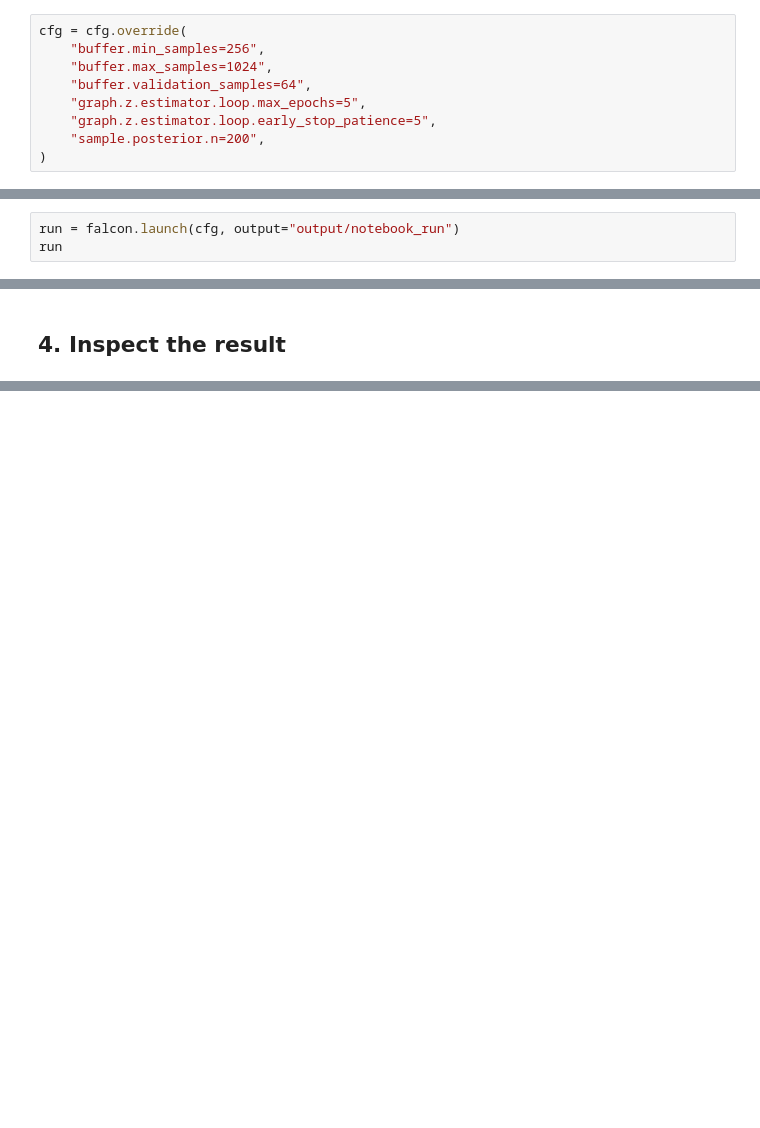
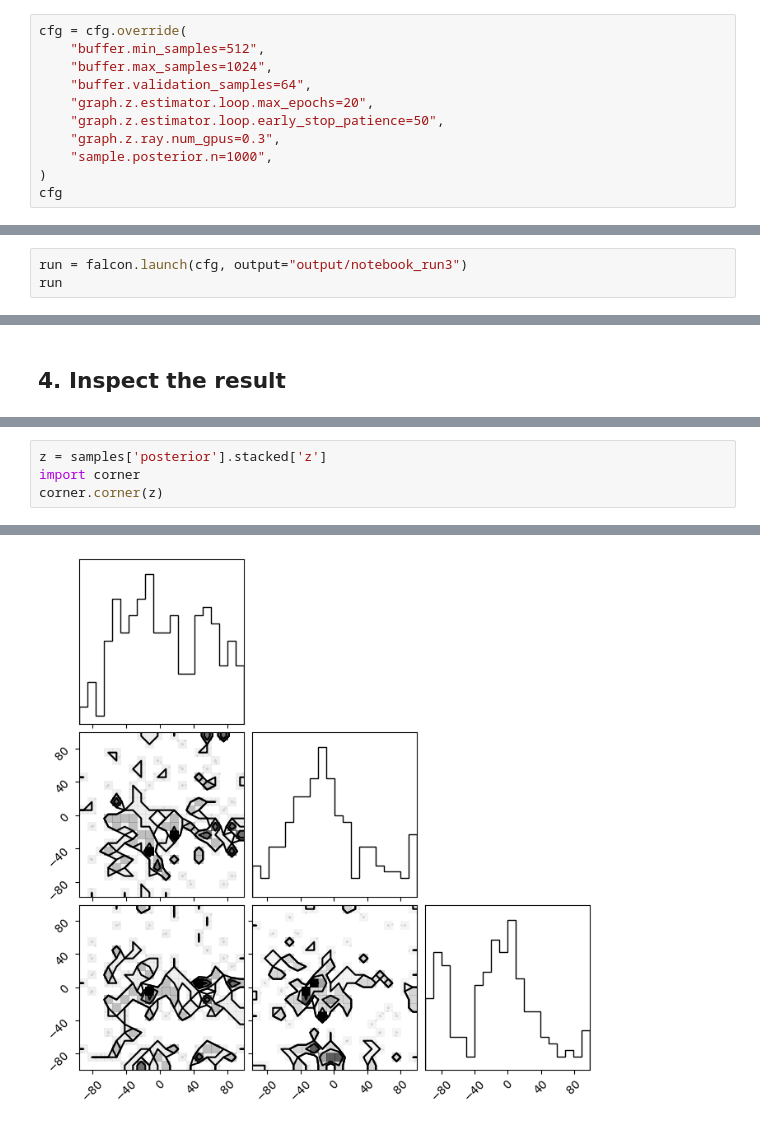
Before and after one commit to cweniger/falcon, a Jupyter notebook: examples/01_minimal/notebook.ipynb, the cells around one changed output, grey strips where cells are left out. Cells and saved outputs as stored; diff of their text form; blank space fills up the shorter version.

```diff
--- a/examples/01_minimal/notebook.ipynb
+++ b/examples/01_minimal/notebook.ipynb
@@ -27,10 +88,12 @@ cfg  # rich repr renders the full YAML in Jupyter
 Use dotted paths matching the YAML structure.
 # %%
 cfg = cfg.override(
-    "buffer.min_samples=256",
+    "buffer.min_samples=512",
     "buffer.max_samples=1024",
     "buffer.validation_samples=64",
-    "graph.z.estimator.loop.max_epochs=5",
-    "graph.z.estimator.loop.early_stop_patience=5",
-    "sample.posterior.n=200",
+    "graph.z.estimator.loop.max_epochs=20",
+    "graph.z.estimator.loop.early_stop_patience=50",
+    "graph.z.ray.num_gpus=0.3",
+    "sample.posterior.n=1000",
 )
+cfg
@@ -41,5 +165,5 @@ cfg = cfg.override(
 object pointing at the output directory.  Ray is started automatically
 on the first call if it is not already running.
 # %%
-run = falcon.launch(cfg, output="output/notebook_run")
+run = falcon.launch(cfg, output="output/notebook_run3")
 run
@@ -57,0 +223,5 @@ print("\nSamples:", samples)
+# %%
+z = samples['posterior'].stacked['z']
+import corner
+corner.corner(z)
+# %% [output]
@@ -57,0 +231 @@ print("\nSamples:", samples)
+[figure, added]
```
Also changed, not shown: parts of 5 cells of this notebook, 3 other files.
